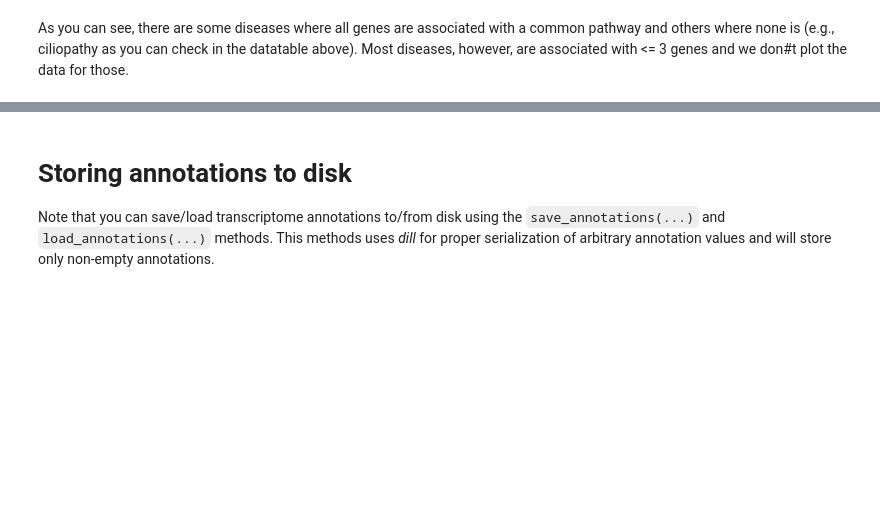
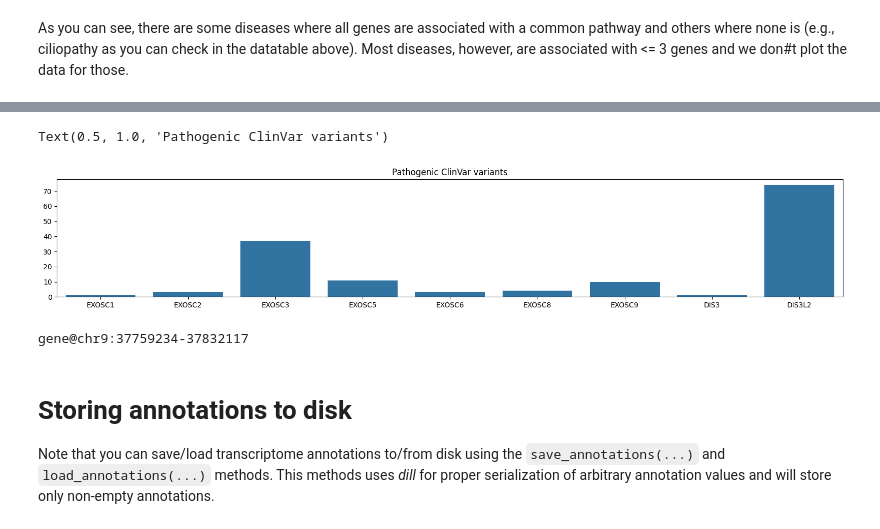
Before and after one commit to popitsch/rnalib, a Jupyter notebook: notebooks/Tutorial_transcriptome_annotation.ipynb, the cells around one changed output, grey strips where cells are left out. Saved outputs shown, nothing was run; the diff lists cells and outputs as text; code cells hidden in the pictures; blank space fills up the shorter version.

```diff
--- a/notebooks/Tutorial_transcriptome_annotation.ipynb
+++ b/notebooks/Tutorial_transcriptome_annotation.ipynb
@@ -439,0 +486,15 @@ the datatable above). Most diseases, however, are associated with <= 3 genes and
+# %%
+tab=list()
+for gn in clinvar_vars:
+    for v in clinvar_vars[gn]:
+        rcvs=rna.to_list(clinvar_vars[gn][v]['clinvar']['rcv'])
+        vtype=clinvar_vars[gn][v]['clinvar']['type']
+        for rcv in rcvs:
+            cond=[c['name'] for c in rna.to_list(rcv['conditions'])]
+            cond='; '.join(cond)
+            status = rcv['review_status']
+            tab.append( (gn, v, rcv['accession'], rcv['clinical_significance'],
+                         rcv['preferred_name'], vtype, #status,
+                         cond ) )
+tab = pd.DataFrame.from_records(tab, columns=['gene_name', 'HGVS', 'accession', 'clinical_significance', 'preferred_name', 'vtype', 'conditions'])
+tab
@@ -439,0 +526,7 @@ the datatable above). Most diseases, however, are associated with <= 3 genes and
+# %%
+df = tab[tab['clinical_significance'].isin(['Pathogenic','Likely pathogenic','Pathogenic/Likely pathogenic'])]
+ax = sns.barplot(Counter(df['gene_name']))
+ax.set_title('Pathogenic ClinVar variants')
+# %% [output]
+Text(0.5, 1.0, 'Pathogenic ClinVar variants')
+[figure, added]
@@ -440,3 +535,7 @@ the datatable above). Most diseases, however, are associated with <= 3 genes and
+# %%
+t['EXOSC3']
+# %% [output]
+gene@chr9:37759234-37832117
 # %% [markdown]
 # Storing annotations to disk
 
```
Also changed, not shown: parts of 7 cells of this notebook, 2 other files.
